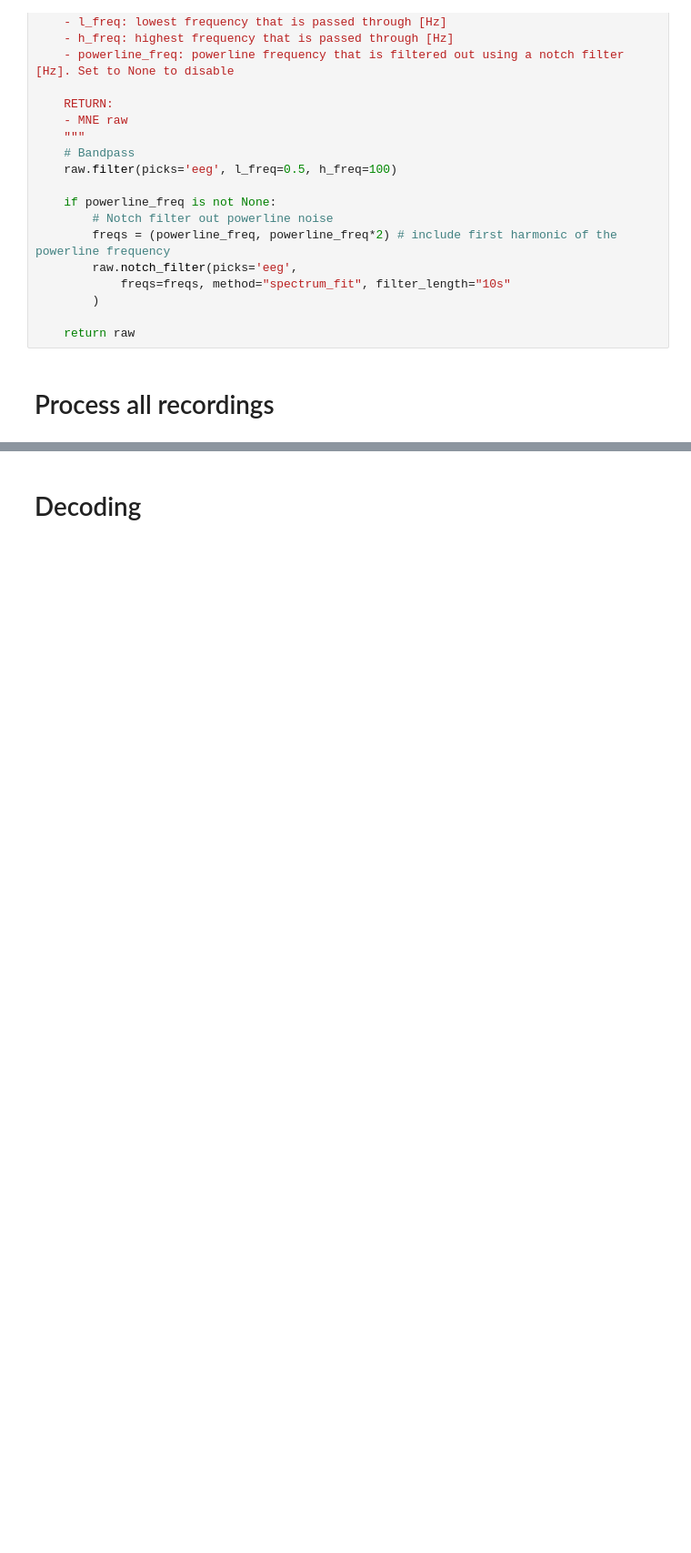
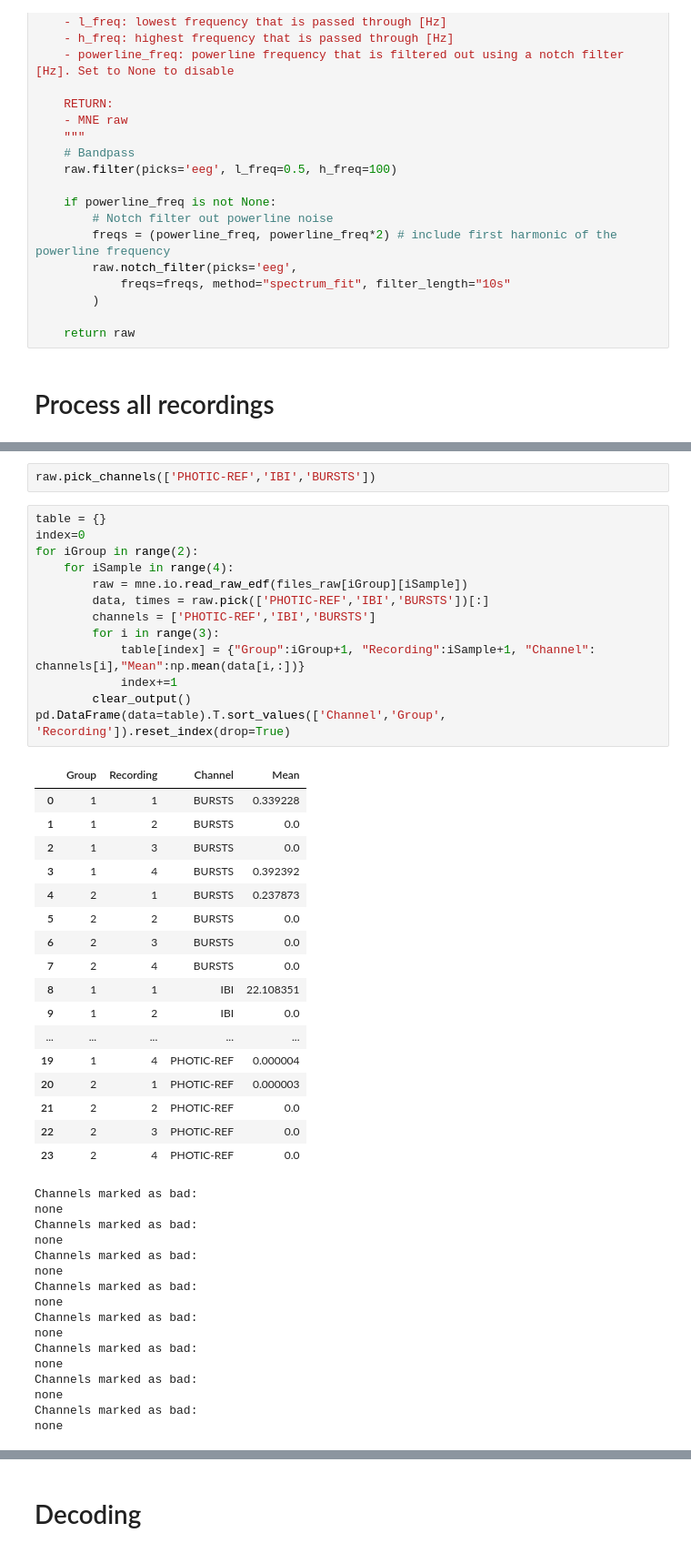
Before and after one commit to JeroenBuil/deegtal_coding_task, a Jupyter notebook: notebooks/Exploratory_Data_Analysis.ipynb, the cells around one changed output, grey strips where cells are left out. Shown at 91% size. Drawn from its saved outputs; the diff is of its cells as text; blank space fills up the shorter version.

```diff
--- a/notebooks/Exploratory_Data_Analysis.ipynb
+++ b/notebooks/Exploratory_Data_Analysis.ipynb
@@ -355,3 +347,52 @@ Using matplotlib as 2D backend.
+# %%
+raw.pick_channels(['PHOTIC-REF','IBI','BURSTS'])
+# %%
+table = {}
+index=0
+for iGroup in range(2):
+    for iSample in range(4):
+        raw = mne.io.read_raw_edf(files_raw[iGroup][iSample])
+        data, times = raw.pick(['PHOTIC-REF','IBI','BURSTS'])[:]
+        channels = ['PHOTIC-REF','IBI','BURSTS']
+        for i in range(3):
+            table[index] = {"Group":iGroup+1, "Recording":iSample+1, "Channel": channels[i],"Mean":np.mean(data[i,:])}
+            index+=1
+        clear_output()
+pd.DataFrame(data=table).T.sort_values(['Channel','Group', 'Recording']).reset_index(drop=True)
+# %% [output]
+|  | Group | Recording | Channel | Mean |
+| 0 | 1 | 1 | BURSTS | 0.339228 |
+| 1 | 1 | 2 | BURSTS | 0.0 |
+| 2 | 1 | 3 | BURSTS | 0.0 |
+| 3 | 1 | 4 | BURSTS | 0.392392 |
+| 4 | 2 | 1 | BURSTS | 0.237873 |
+| 5 | 2 | 2 | BURSTS | 0.0 |
+| 6 | 2 | 3 | BURSTS | 0.0 |
+| 7 | 2 | 4 | BURSTS | 0.0 |
+| 8 | 1 | 1 | IBI | 22.108351 |
+| 9 | 1 | 2 | IBI | 0.0 |
+| ... | ... | ... | ... | ... |
+| 19 | 1 | 4 | PHOTIC-REF | 0.000004 |
+| 20 | 2 | 1 | PHOTIC-REF | 0.000003 |
+| 21 | 2 | 2 | PHOTIC-REF | 0.0 |
+| 22 | 2 | 3 | PHOTIC-REF | 0.0 |
+| 23 | 2 | 4 | PHOTIC-REF | 0.0 |
+Channels marked as bad:
+none
+Channels marked as bad:
+none
+Channels marked as bad:
+none
+Channels marked as bad:
+none
+Channels marked as bad:
+none
+Channels marked as bad:
+none
+Channels marked as bad:
+none
+Channels marked as bad:
+none
 # %%
 n_groups = len(files_raw)
 n_samples = max(len(files_raw[0]),len(files_raw[1]))
```
Also changed, not shown: parts of 16 cells of this notebook, 17 other files.
